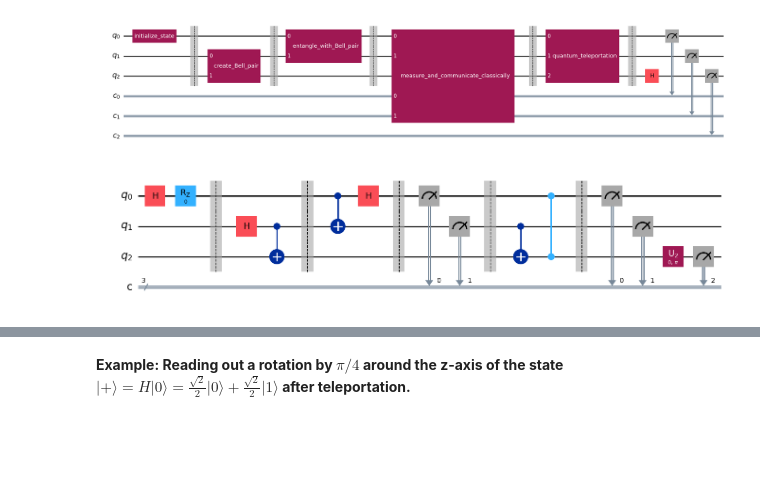
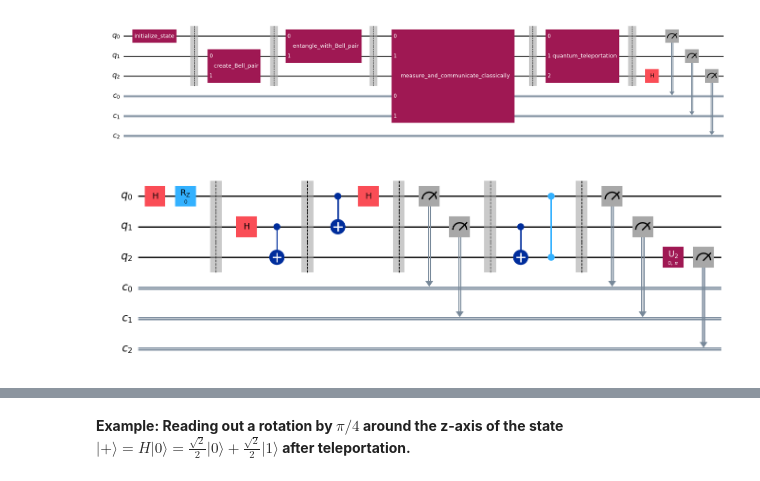
Before and after one commit to m0liva/QLearn, a Jupyter notebook: Introduction_to_the_Quantum_Circuit_Model.ipynb, the cells around one changed output, grey strips where cells are left out. Drawn from its saved outputs; the diff is of its cells as text; code cells hidden in the pictures; blank space fills up the shorter version.

```diff
--- a/Introduction_to_the_Quantum_Circuit_Model.ipynb
+++ b/Introduction_to_the_Quantum_Circuit_Model.ipynb
@@ -540,7 +538,7 @@ tele_qc.draw("mpl", fold=-1)
 # %% [output]
 [figure]
 # %%
-tele_qc.decompose().draw("mpl", fold=-1)
+tele_qc.decompose().draw("mpl", fold=-1, cregbundle=False);
 # %% [output]
-[figure, old version]
+[figure, new version]
 # %%
```
Also changed, not shown: parts of 33 cells of this notebook, 2 other files.
